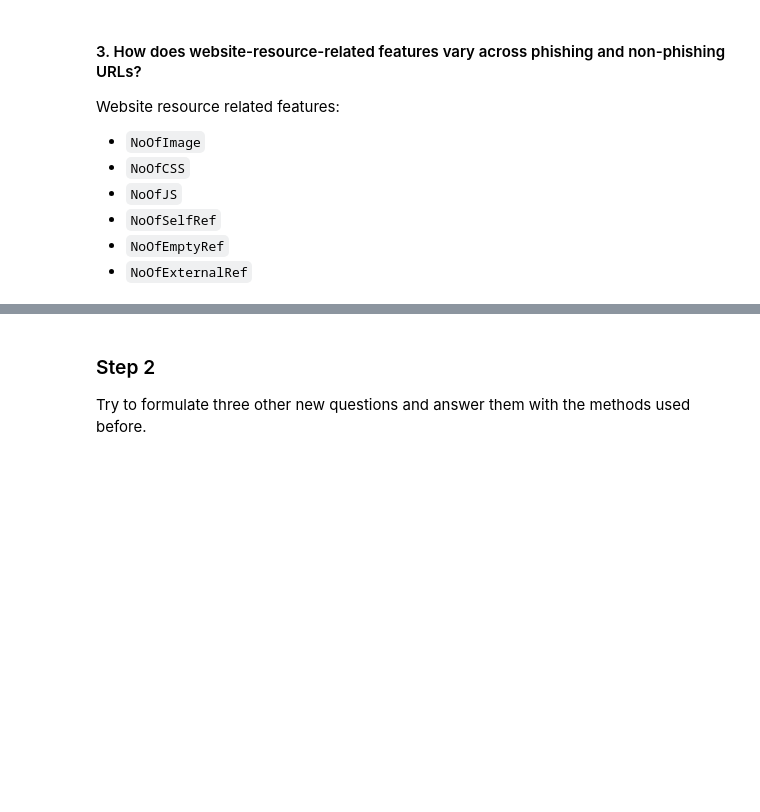
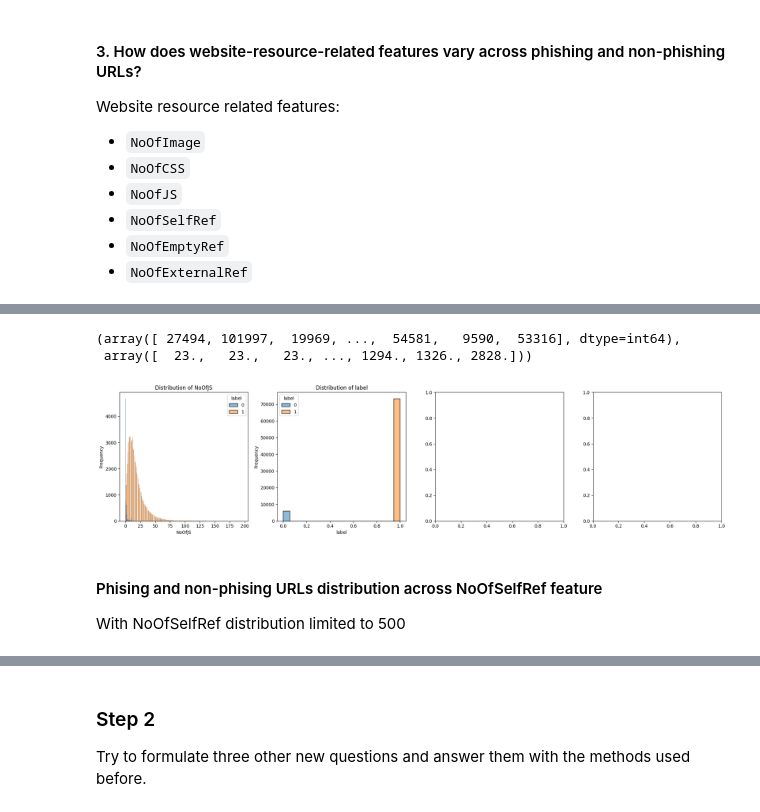
Before and after one commit to marcellinow/predict-phising, a Jupyter notebook: Tucil2_18222114_18222115.ipynb, the cells around one changed output, grey strips where cells are left out. Saved outputs shown, nothing was run; the diff lists cells and outputs as text; code cells hidden in the pictures; blank space fills up the shorter version.

```diff
--- a/Tucil2_18222114_18222115.ipynb
+++ b/Tucil2_18222114_18222115.ipynb
@@ -681,0 +753,17 @@ Website resource related features:
+# %%
+idx_highest_value(df_insight,'NoOfJS')
+# %% [output]
+(array([ 27494, 101997,  19969, ...,  54581,   9590,  53316], dtype=int64),
+ array([  23.,   23.,   23., ..., 1294., 1326., 2828.]))
+# %%
+NoOfJS_features = [
+    'NoOfJS', 'label'
+]
+# %%
+df_NoOfJS = df_insight[df_insight['NoOfJS']< 200]
+plot_distribution(df_NoOfJS[NoOfJS_features],type='continuous')
+# %% [output]
+[figure, added]
+# %% [markdown]
+#### Phising and non-phising URLs distribution across NoOfSelfRef feature
+With NoOfSelfRef distribution limited to 500
```
Also changed, not shown: parts of 33 cells of this notebook.
